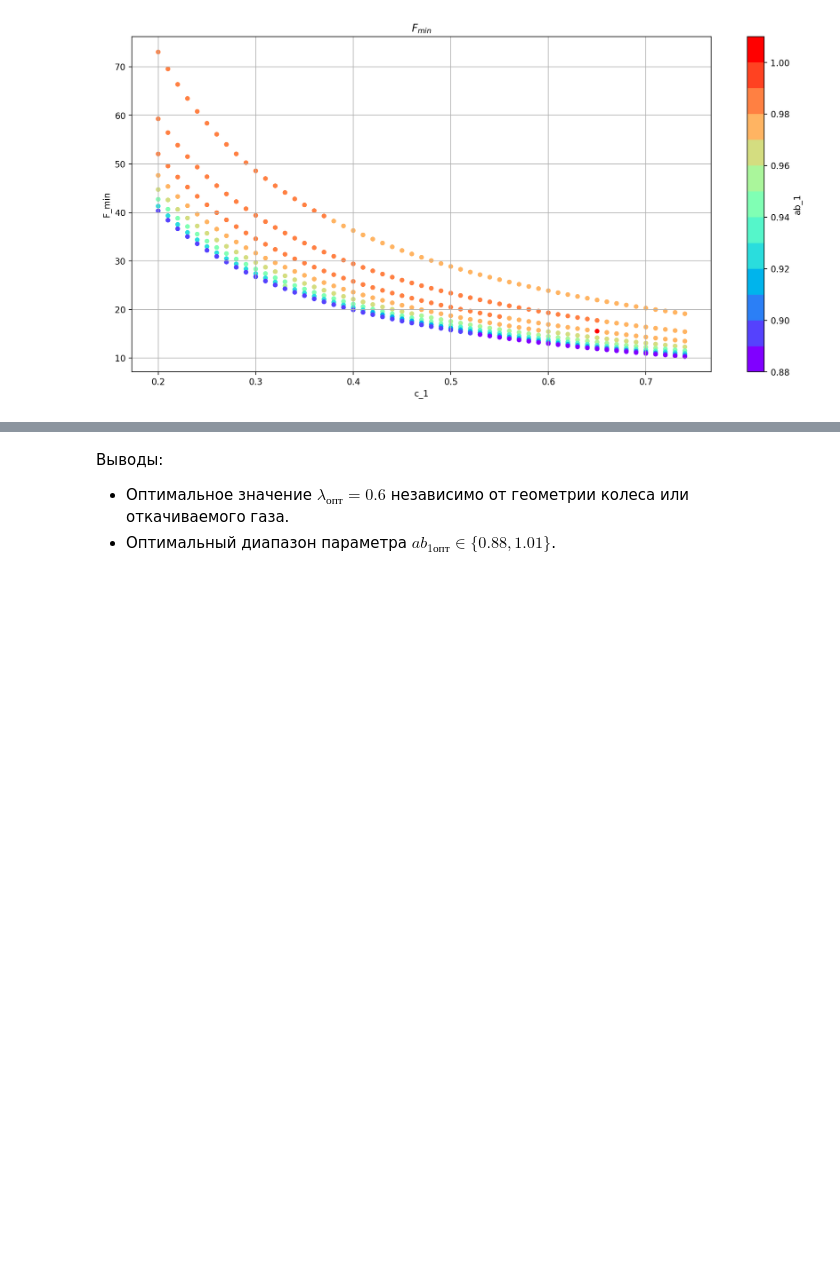
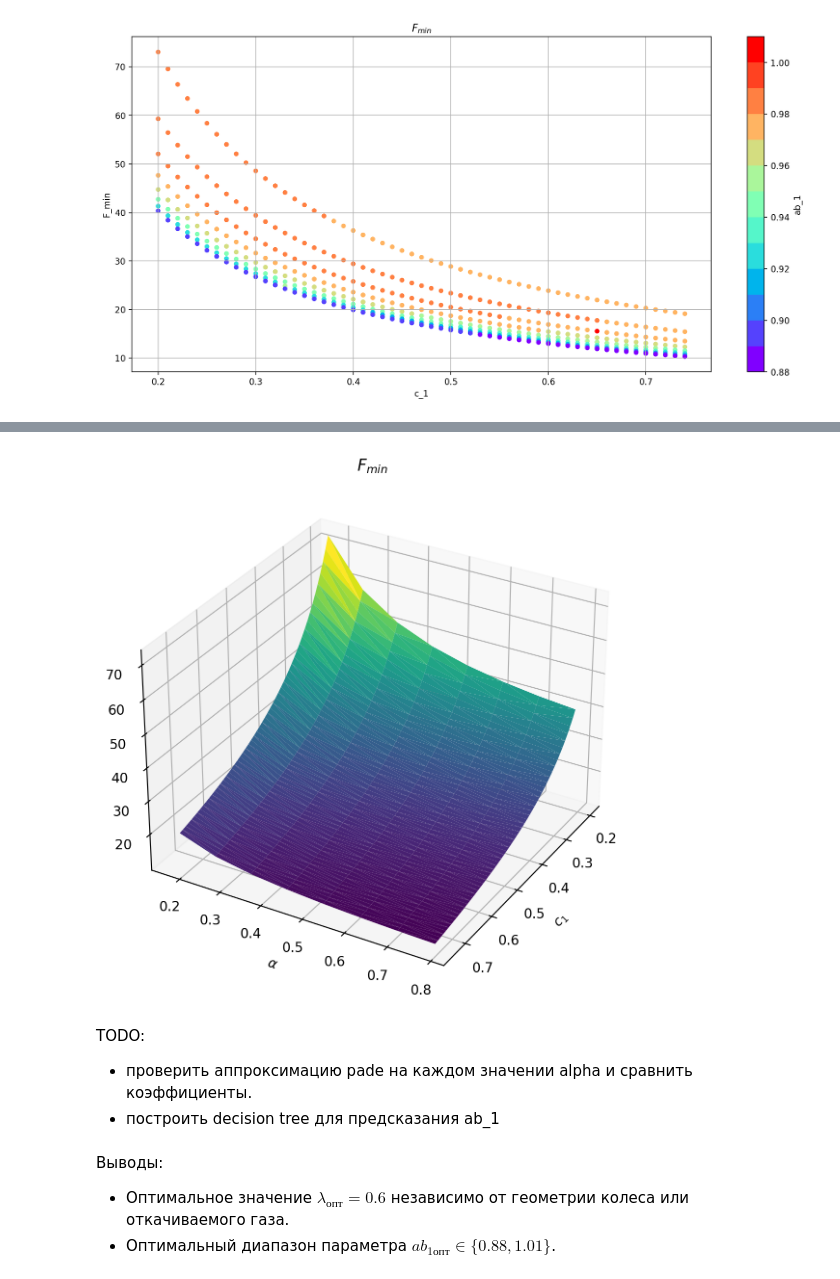
Before and after one commit to VladimirNekrasov98/tmp-optimization-analysis, a Jupyter notebook: EDA and modeling.ipynb, the cells around one changed output, grey strips where cells are left out. Drawn from its saved outputs; the diff is of its cells as text; code cells hidden in the pictures; blank space fills up the shorter version.

```diff
--- a/EDA and modeling.ipynb
+++ b/EDA and modeling.ipynb
@@ -76,0 +101,13 @@ plt.show()
+# %%
+fig, ax = plt.subplots(figsize=(15,7), subplot_kw={'projection': '3d'})
+ax.plot_trisurf(df['c_1'], df['alpha_rad'], df['F_min'],
+                cmap='viridis', ec='none')
+ax.set(xlabel=r'$c_1$', ylabel=r'$\alpha$', title=r'$F_{min}$')
+ax.view_init(30, 30)
+plt.show()
+# %% [output]
+[figure, added]
+# %% [markdown]
+TODO:
+- проверить аппроксимацию pade на каждом значении alpha и сравнить коэффициенты.
+- построить decision tree для предсказания ab_1
```
Also changed, not shown: parts of 5 cells of this notebook.
